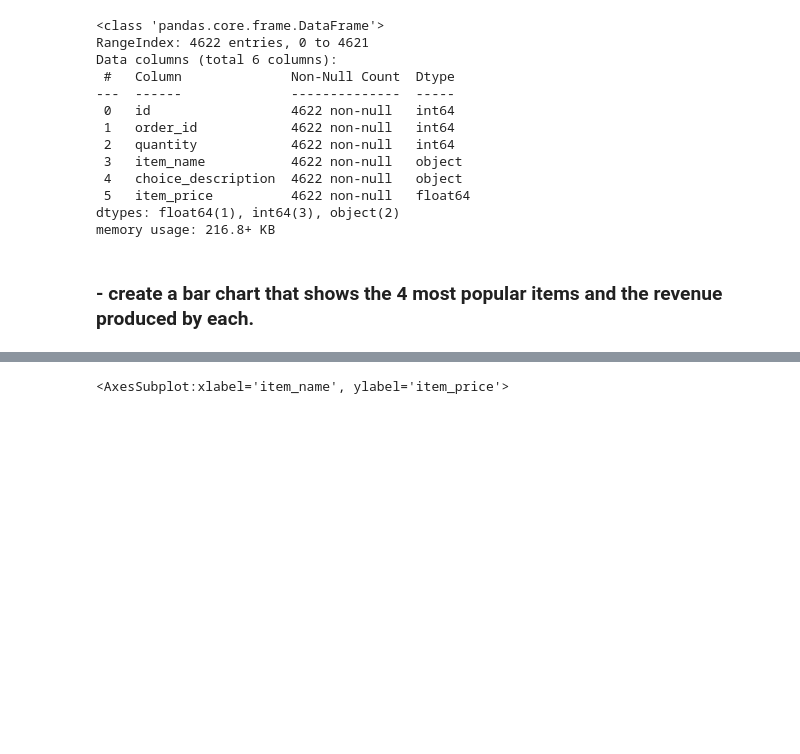
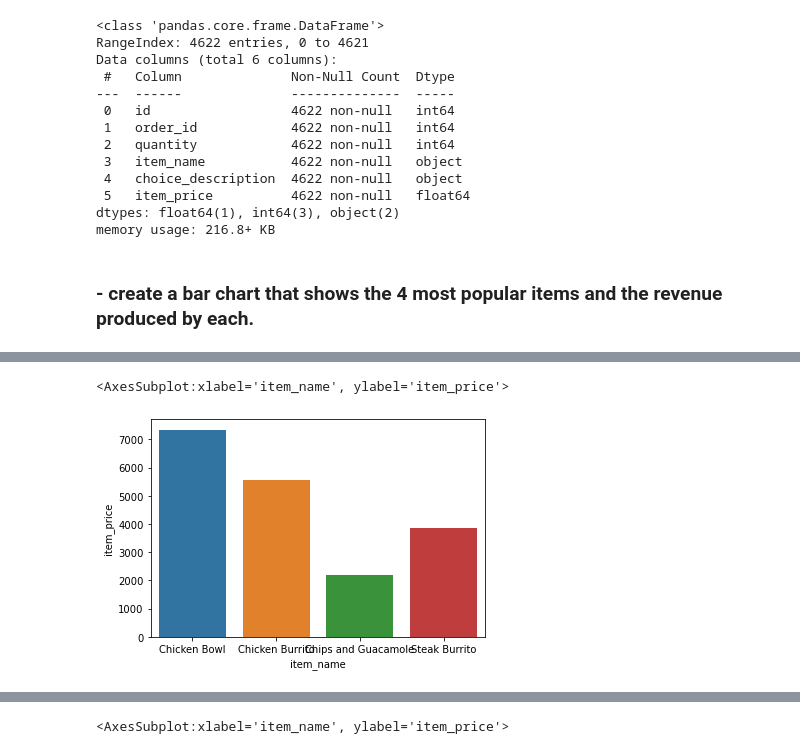
Before and after one commit to o0amandagomez0o/numpy-pandas-visualization-exercises, a Jupyter notebook: seaborn_exercises.ipynb, the cells around one changed output, grey strips where cells are left out. Saved outputs shown, nothing was run; the diff lists cells and outputs as text; code cells hidden in the pictures; blank space fills up the shorter version.

```diff
--- a/seaborn_exercises.ipynb
+++ b/seaborn_exercises.ipynb
@@ -348,7 +388,7 @@ memory usage: 216.8+ KB
 # %% [markdown]
 ### - create a bar chart that shows the 4 most popular items and the revenue produced by each.
 # %%
-top_items = orders.groupby('item_name').item_price.sum().nlargest(4, keep='all')
+top_items = orders.groupby('item_name').quantity.sum().nlargest(4, keep='all')
 
 top_items
 # %% [output]
@@ -355,0 +407,3 @@ pandas.core.series.Series
+# %%
+top_sale = orders[orders.item_name.isin(top_items.index)].groupby('item_name').item_price.sum()
+top_sale
@@ -355,0 +417,3 @@ pandas.core.series.Series
+# %%
+pop_revenue = pd.DataFrame(top_sale)
+pop_revenue
@@ -355,0 +427,5 @@ pandas.core.series.Series
+# %%
+sns.barplot(data = pop_revenue, y = 'item_price', x = pop_revenue.index)
+# %% [output]
+<AxesSubplot:xlabel='item_name', ylabel='item_price'>
+[figure, added]
```
Also changed, not shown: parts of 17 cells of this notebook.
